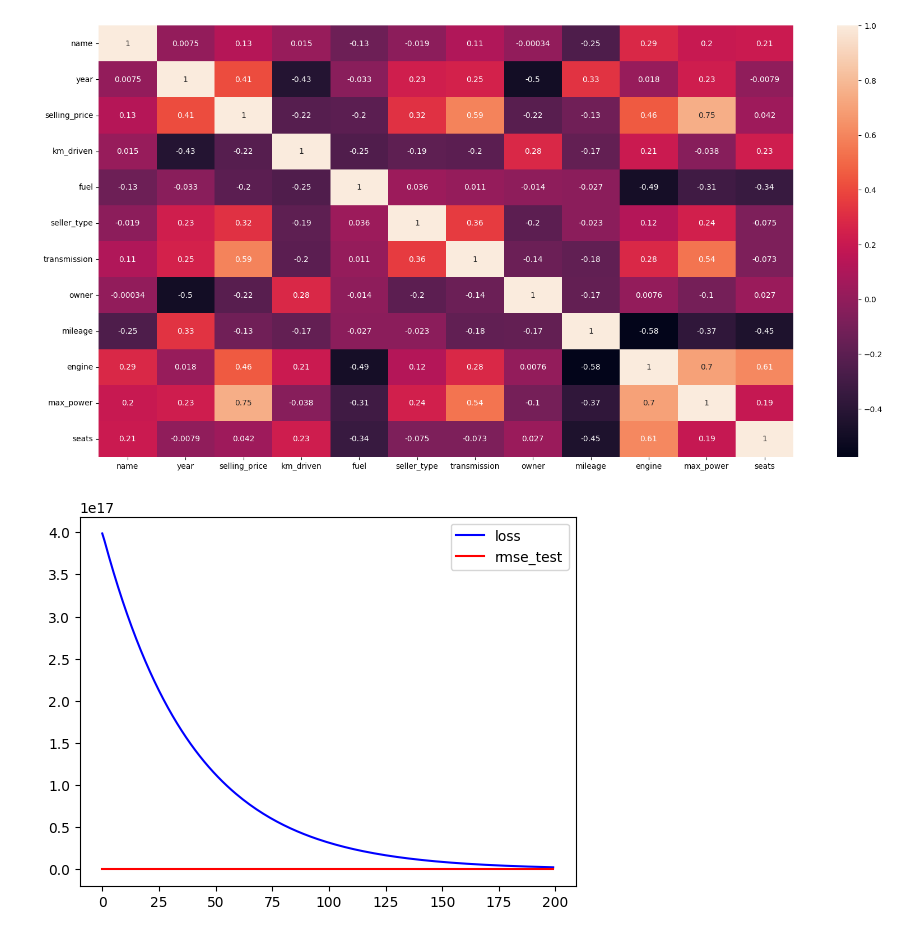
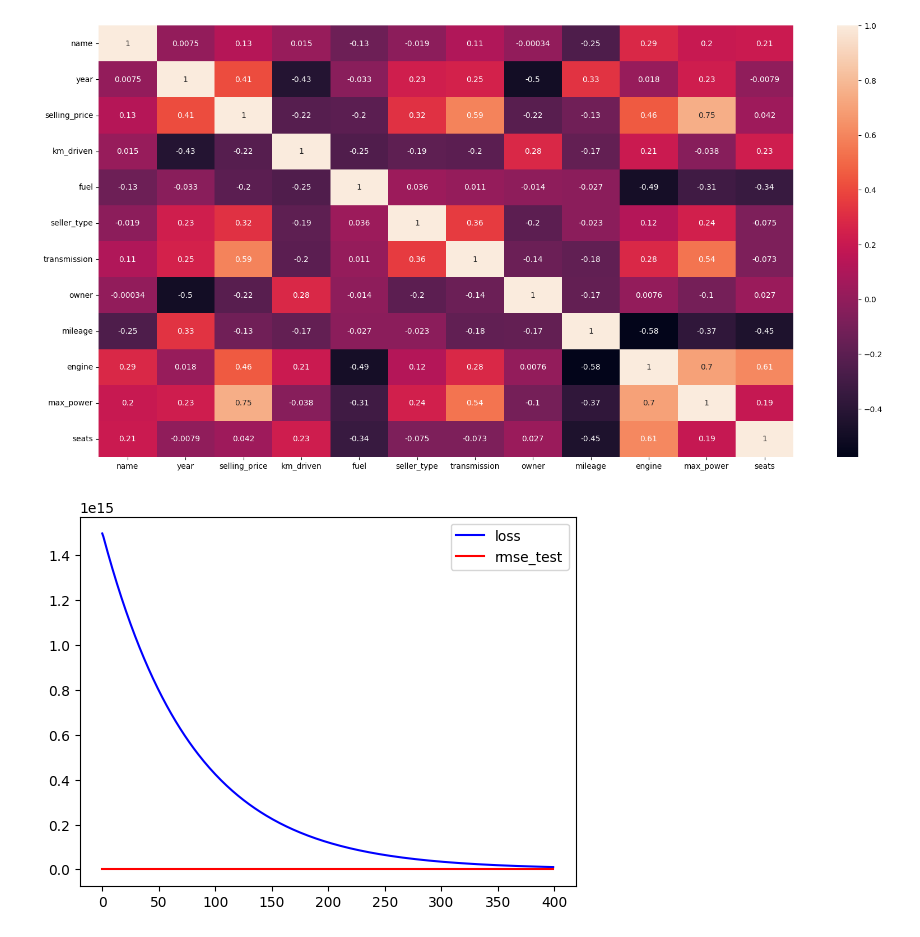
Before and after one commit to Koslowsky1337/Python_NeuralNetworks, a Jupyter notebook: CarPrice_NN/carprice.ipynb, the cells around one changed output. Cells and saved outputs as stored; diff of their text form; code cells hidden in the pictures.

```diff
--- a/CarPrice_NN/carprice.ipynb
+++ b/CarPrice_NN/carprice.ipynb
@@ -213,12 +213,12 @@ def get_batch(x,y,batch_size):
         # yield: return a generator
         yield x[i:i+batch_size],y[i:i+batch_size]
 # %%
-lr=0.01
+lr=0.005
 wd=0.001
 batch_size=10
 torch.manual_seed(1234)
 
-epochs=200
+epochs=400
 losses=[]
 rmse_test=[]
 hidden_count=20
@@ -228,31 +228,31 @@ b1=torch.zeros(hidden_count, requires_grad=True)
 y_train_tensor=torch.tensor(y_train.values, dtype=torch.float32)
 X_test_tensor=torch.tensor(X_test.values, dtype=torch.float32)
 y_test_tensor=torch.tensor(y_test.values, dtype=torch.float32)
 for i in range(epochs):
     losses_in_epoch=[]
     # trainiere jeweils mit einer kleinen Auswahl an Daten, der Batch
     # xb: ist die Auswahl der Daten für die Inputneuronen
     # yb: ist die Auswahl der Daten für die Outputneuronen
     for xb,yb in get_batch(X_train_tensor,y_train_tensor,batch_size):
         y_hat=relu(relu(xb@w1+b1)@w2)
         loss=torch.mean((yb-y_hat)**2)+(torch.sum(w1**2)+torch.sum(w2**2))*wd
         losses_in_epoch.append(loss.item())
         loss.backward()
         with torch.no_grad():
             w1.sub_(lr*w1.grad)
             w2.sub_(lr*w2.grad)
             b1.sub_(lr*b1.grad)
             w1.grad.zero_()
             w2.grad.zero_()
             b1.grad.zero_()
     losses.append(sum(losses_in_epoch)/len(losses_in_epoch))
     y_test_hat=relu(relu(X_test_tensor@w1+b1)@w2)
     y_test_rmse=root_mean_squared_error(y_test_hat, y_test_tensor)
     rmse_test.append(y_test_rmse.item())
 
 plt.plot(range(epochs),losses, color="blue")
 plt.plot(range(epochs),rmse_test, color="red")
 plt.legend(["loss", "rmse_test"])
 plt.show()
 # %% [output]
-[figure, old version]
+[figure, new version]
```
Also changed, not shown: parts of 3 cells of this notebook.
